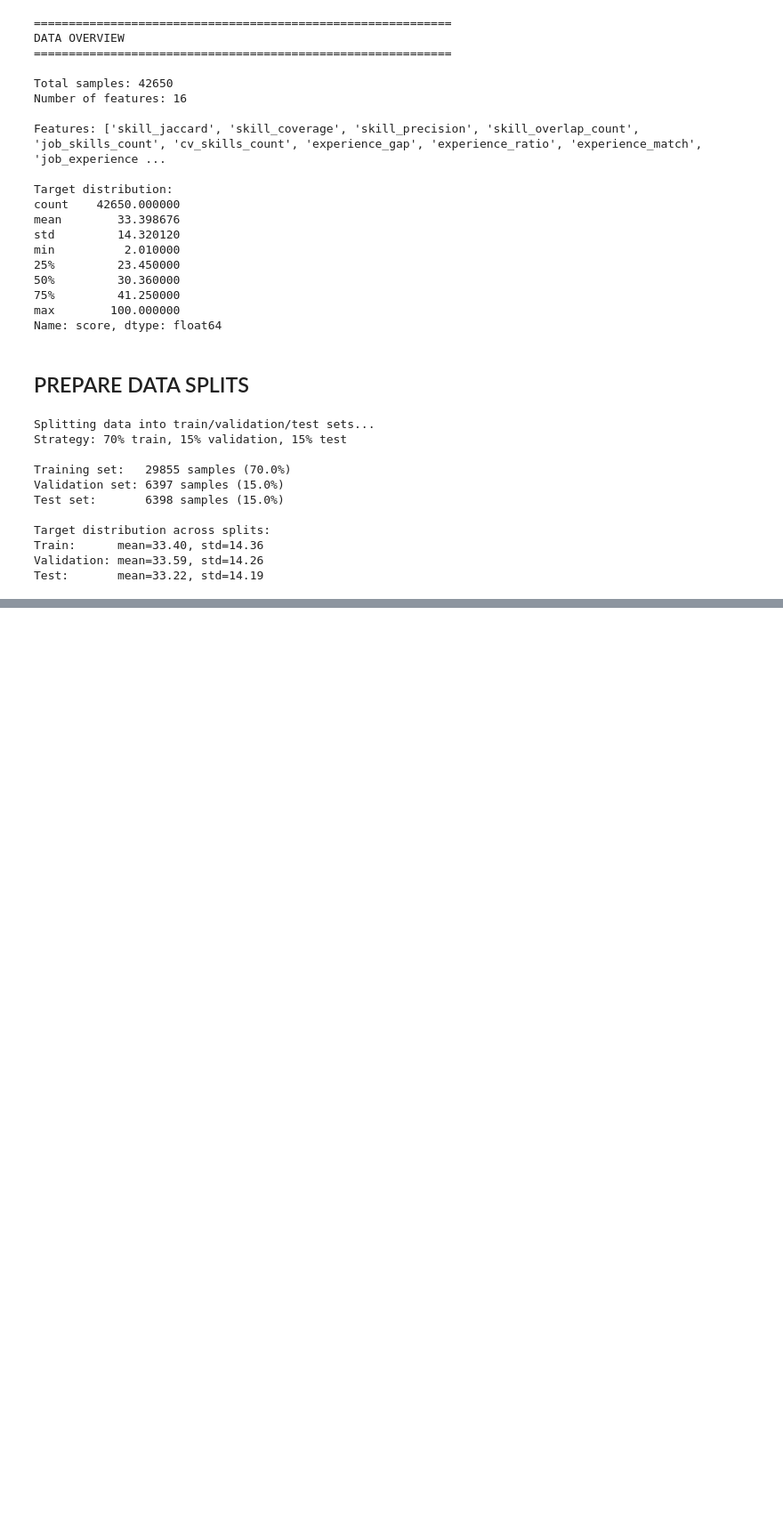
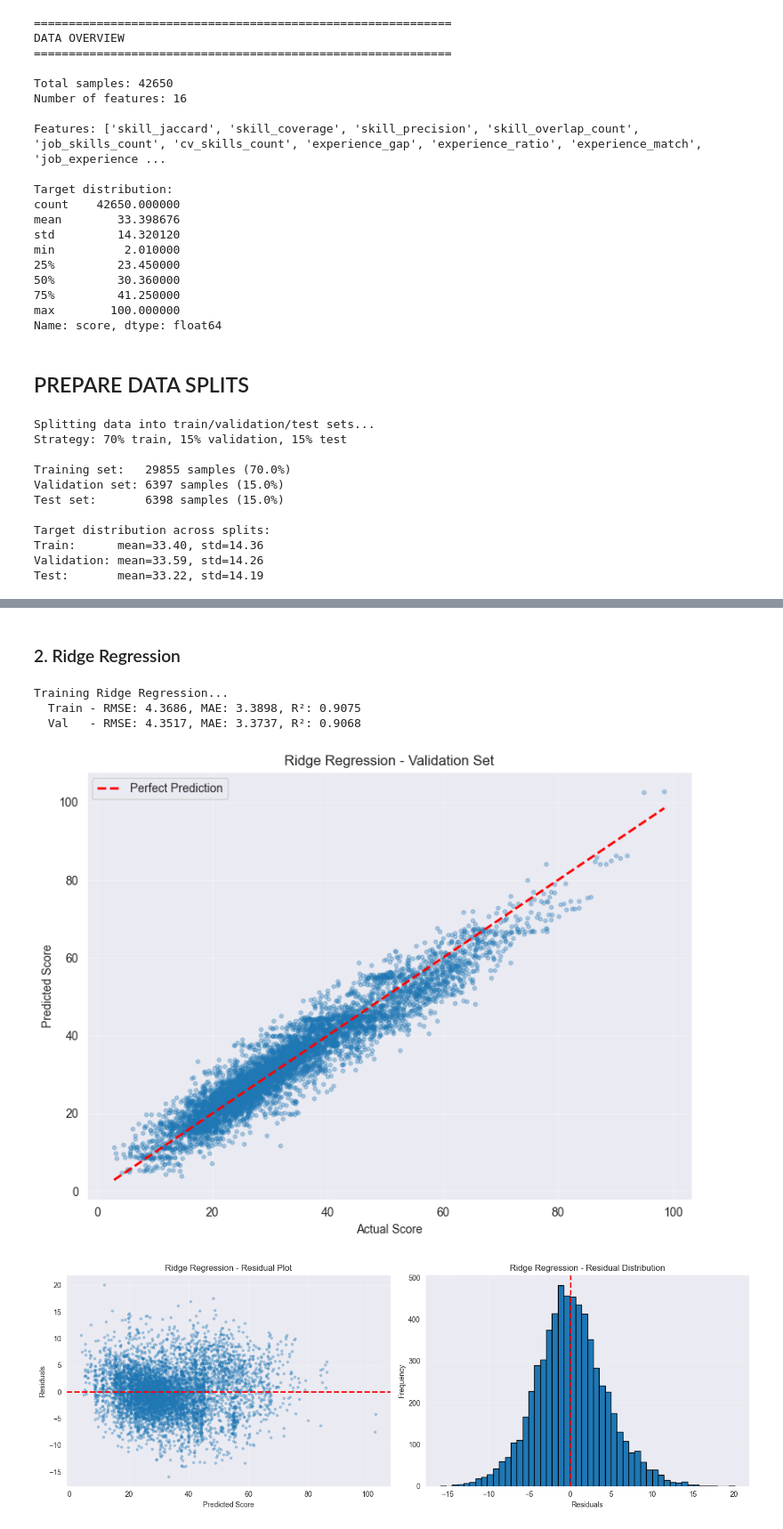
Before and after one commit to NguyenHungCuongg/Smart-Recruit, a Jupyter notebook: ml/notebooks/03_baseline_models.ipynb, the cells around one changed output, grey strips where cells are left out. Shown at 89% size. Drawn from its saved outputs; the diff is of its cells as text; code cells hidden in the pictures; blank space fills up the shorter version.

```diff
--- a/ml/notebooks/03_baseline_models.ipynb
+++ b/ml/notebooks/03_baseline_models.ipynb
@@ -103,0 +196,19 @@ Test:       mean=33.22, std=14.19
+# %% [markdown]
+### 2. Ridge Regression
+# %%
+# Train
+ridge_model = Ridge(alpha=1.0, random_state=42)
+ridge_model, ridge_train_metrics, ridge_val_metrics = evaluate_model(
+    ridge_model, X_train, y_train, X_val, y_val, "Ridge Regression"
+)
+
+# Trực quan hóa
+y_val_pred = ridge_model.predict(X_val)
+plot_predictions(y_val, y_val_pred, "Ridge Regression - Validation Set")
+plot_residuals(y_val, y_val_pred, "Ridge Regression")
+# %% [output]
+Training Ridge Regression...
+  Train - RMSE: 4.3686, MAE: 3.3898, R²: 0.9075
+  Val   - RMSE: 4.3517, MAE: 3.3737, R²: 0.9068
+[figure, added]
+[figure, added]
```
Also changed, not shown: parts of 17 cells of this notebook.
